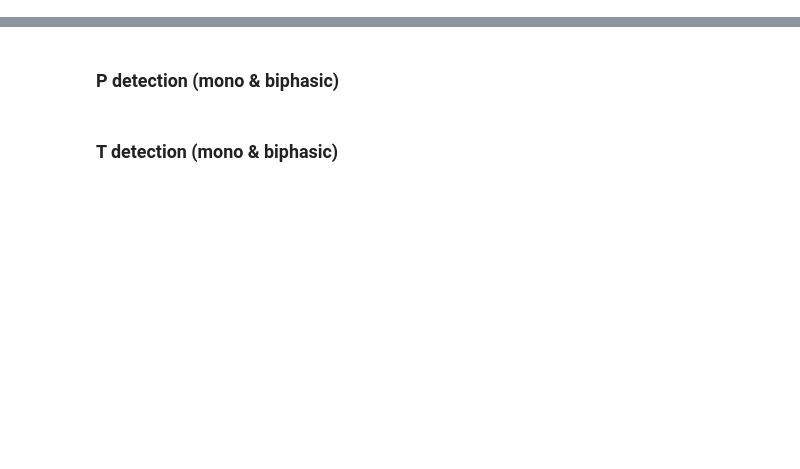
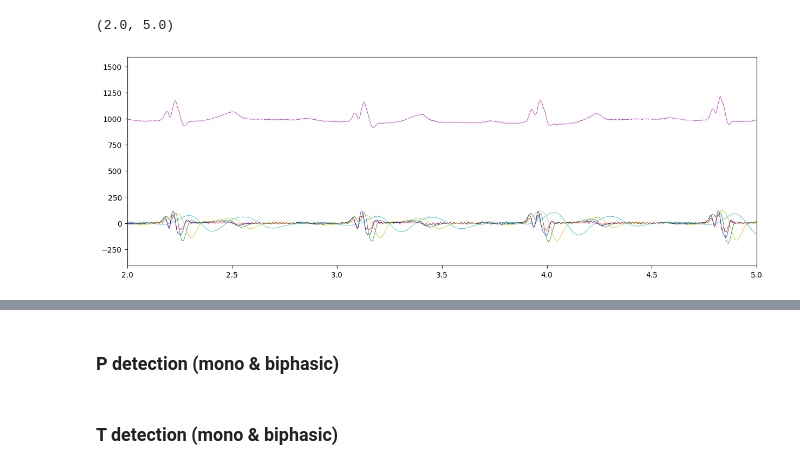
Before and after one commit to g-sacco/BSP-project, a Jupyter notebook: src/main.ipynb, the cells around one changed output, grey strips where cells are left out. Saved outputs shown, nothing was run; the diff lists cells and outputs as text; code cells hidden in the pictures; blank space fills up the shorter version.

```diff
--- a/src/main.ipynb
+++ b/src/main.ipynb
@@ -14,6 +22,6 @@ mit_bih_records = [
     '209', '210', '212', '213', '214', '215', '217', '219', '220', '221',
     '222', '223', '228', '230', '231', '232', '233', '234'
 ]
-current = 0
+current = 10
 path = "../data/mit-bih-arrhythmia-database-1.0.0"
 len(mit_bih_records)
@@ -20,3 +30,3 @@ len(mit_bih_records)
 # %%
-ecg, fs, record = load_ecg(mit_bih_records[current], path)
+ecg, fs, record = load_ecg_int(mit_bih_records[current], path)
 annotations = load_annotations(mit_bih_records[current], path)
@@ -29 +37,6 @@ plot_ecg_interactive(ecg, fs, annotations=annotations, time_range=(0, 10))
+# %%
+# downsample ecg signal to 250 Hz
+new_fs = 250
+ecg = resample(ecg, int(len(ecg) * new_fs / fs))
+fs = new_fs
 # %% [markdown]
@@ -30,0 +125,16 @@ plot_ecg_interactive(ecg, fs, annotations=annotations, time_range=(0, 10))
+# %%
+# Create time array
+time = np.arange(len(ecg)) / fs
+
+# Plot ECG signal
+fig, ax = plt.subplots(figsize=(15, 5))
+ax.plot(time, ecg, 'm-', linewidth=0.5, label='ECG')
+ax.plot(time, details[1], 'r-', linewidth=0.5, label='ECG')
+ax.plot(time, details[2], 'b-', linewidth=0.5, label='ECG')
+ax.plot(time, details[3], 'g-', linewidth=0.5, label='ECG')
+ax.plot(time, details[4], 'y-', linewidth=0.5, label='ECG')
+ax.plot(time, details[5], 'c-', linewidth=0.5, label='ECG')
+ax.set_xlim(2, 5)
+# %% [output]
+(2.0, 5.0)
+[figure, added]
```
Also changed, not shown: parts of 15 cells of this notebook, 2 other files.
